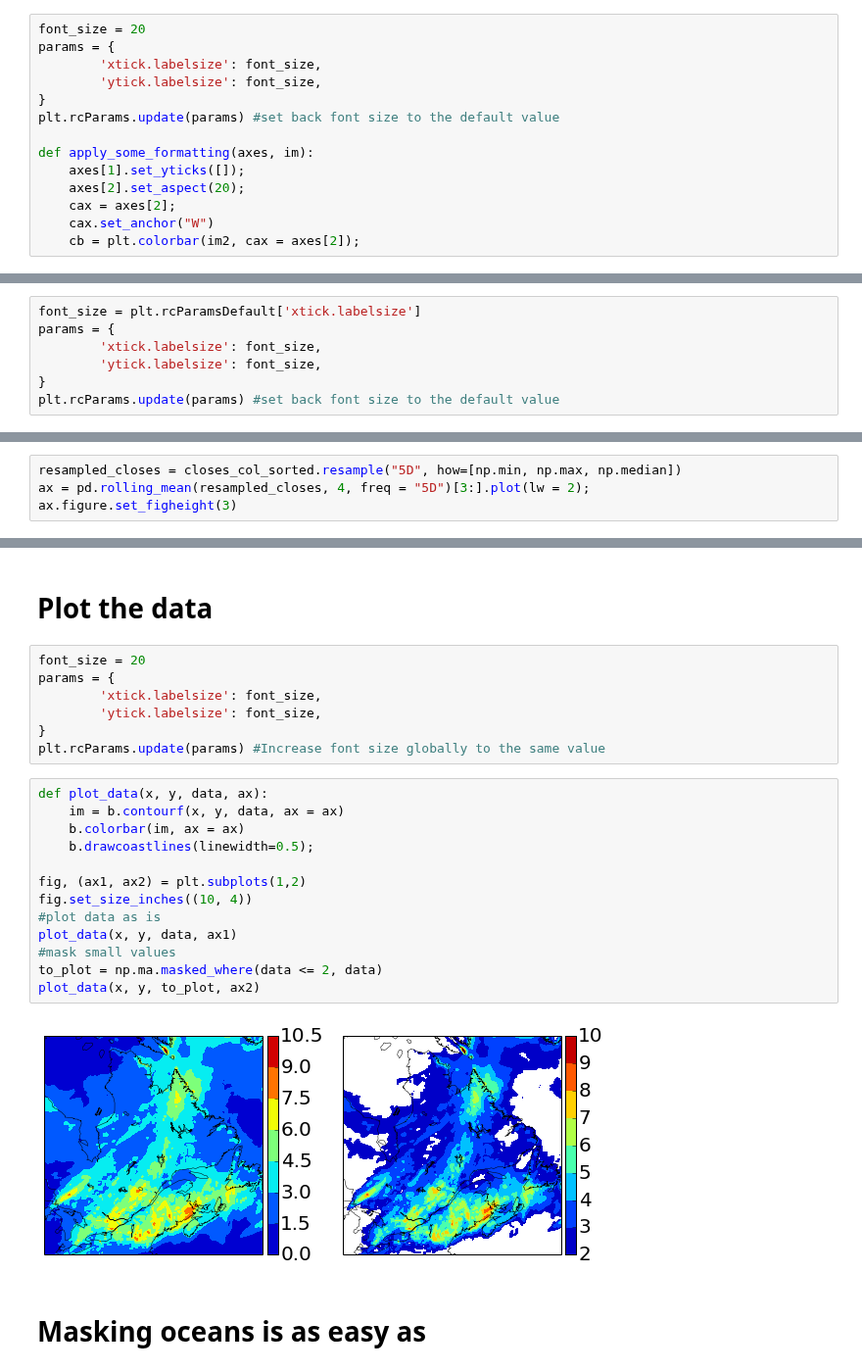
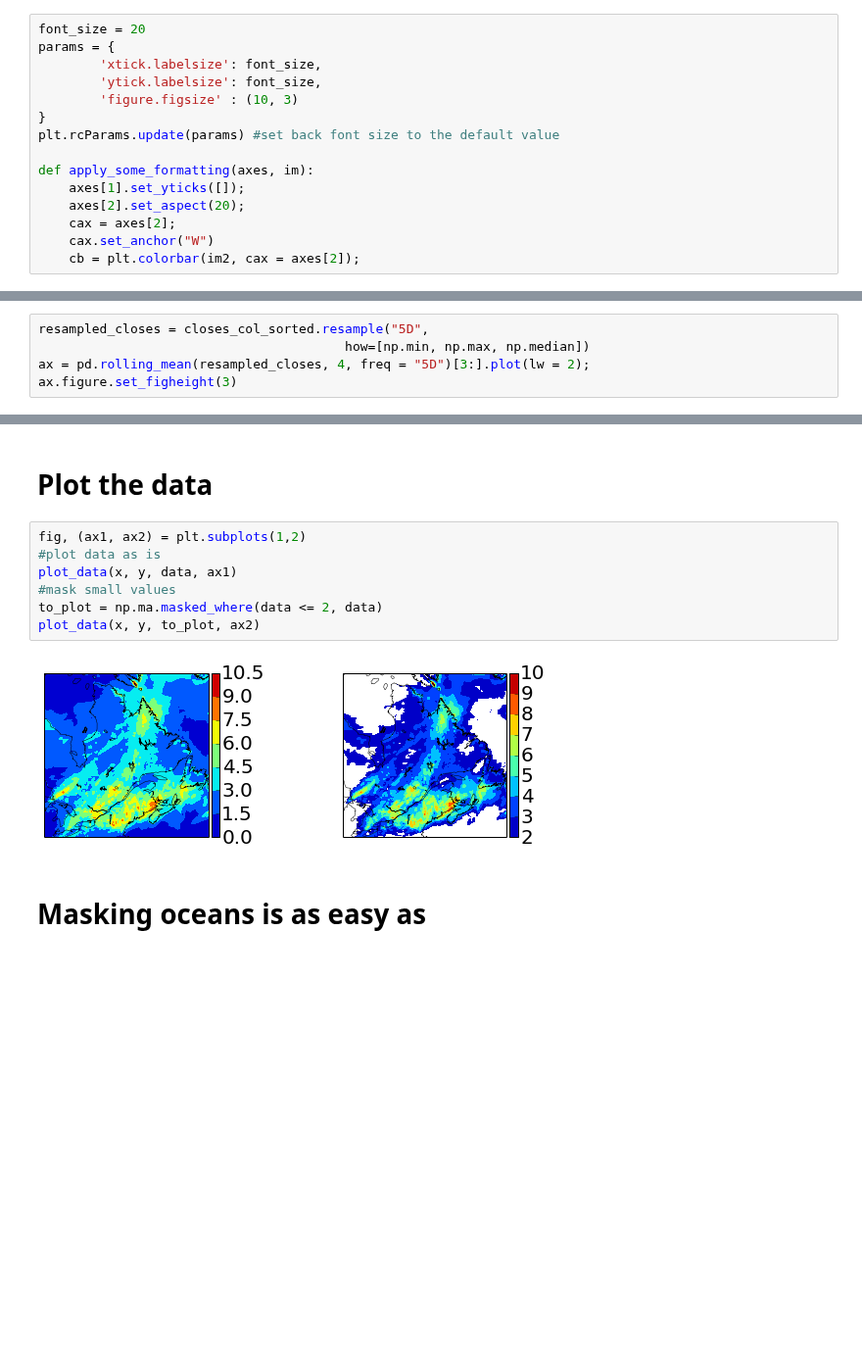
Before and after one commit to guziy/guziy.github.io, a Jupyter notebook: CNRCWP_student_workshop_2013-12-17/Python_CNRCWP_tutorial.ipynb, the cells around one changed output, grey strips where cells are left out. Shown at 98% size. Saved outputs shown, nothing was run; the diff lists cells and outputs as text; blank space fills up the shorter version.

```diff
--- a/CNRCWP_student_workshop_2013-12-17/Python_CNRCWP_tutorial.ipynb
+++ b/CNRCWP_student_workshop_2013-12-17/Python_CNRCWP_tutorial.ipynb
@@ -823,6 +822,7 @@ font_size = 20
 params = {
         'xtick.labelsize': font_size,
         'ytick.labelsize': font_size,
+        'figure.figsize' : (10, 3)
 }
 plt.rcParams.update(params) #set back font size to the default value
 
@@ -846,10 +846,3 @@ apply_some_formatting(axes, im2)
-# %%
-font_size = plt.rcParamsDefault['xtick.labelsize']
-params = {
-        'xtick.labelsize': font_size,
-        'ytick.labelsize': font_size,
-}
-plt.rcParams.update(params) #set back font size to the default value
 # %% [markdown]
 Execises: Matplotlib
 =============
@@ -903,7 +896,8 @@ plt.legend(loc = 4);
 It is easy to resample and do a rolling mean
 ======
 # %%
-resampled_closes = closes_col_sorted.resample("5D", how=[np.min, np.max, np.median])
+resampled_closes = closes_col_sorted.resample("5D",
+                                        how=[np.min, np.max, np.median])
 ax = pd.rolling_mean(resampled_closes, 4, freq = "5D")[3:].plot(lw = 2);
 ax.figure.set_figheight(3)
 # %% [output]
@@ -1028,28 +1030,15 @@ x, y = b(lon, lat) # native coordinates
 # %% [markdown]
 Plot the data
 =====
-# %%
-font_size = 20
-params = {
-        'xtick.labelsize': font_size,
-        'ytick.labelsize': font_size,
-}
-plt.rcParams.update(params) #Increase font size globally to the same value
 # %%
-def plot_data(x, y, data, ax):
-    im = b.contourf(x, y, data, ax = ax)
-    b.colorbar(im, ax = ax)
-    b.drawcoastlines(linewidth=0.5);
-
 fig, (ax1, ax2) = plt.subplots(1,2)
-fig.set_size_inches((10, 4))
 #plot data as is
 plot_data(x, y, data, ax1)
 #mask small values
 to_plot = np.ma.masked_where(data <= 2, data)
 plot_data(x, y, to_plot, ax2)
 # %% [output]
-[figure, old version]
+[figure, new version]
 # %% [markdown]
 Masking oceans is as easy as
 =====
```
Also changed, not shown: parts of 32 cells of this notebook.
